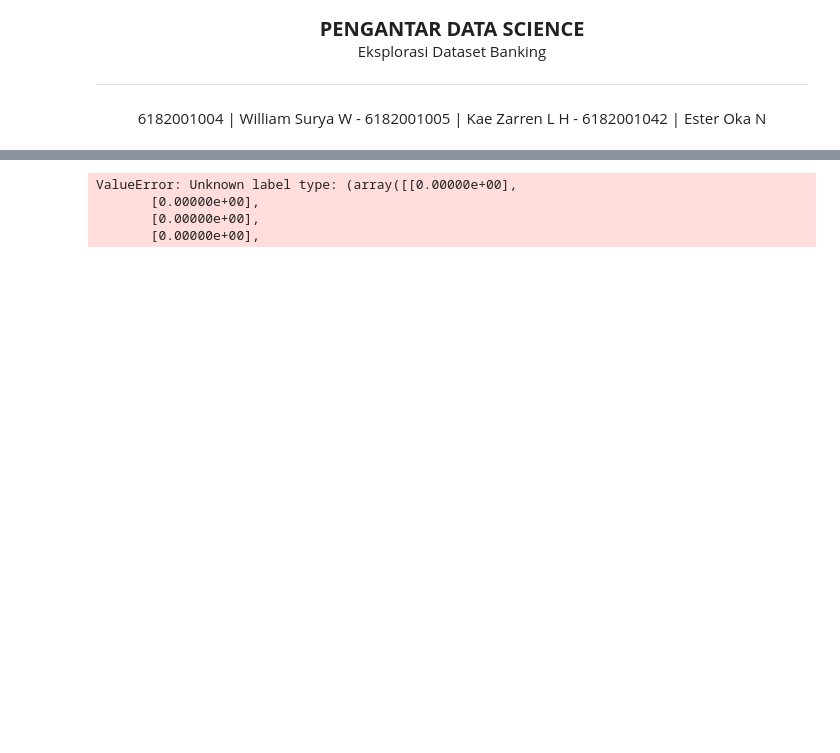
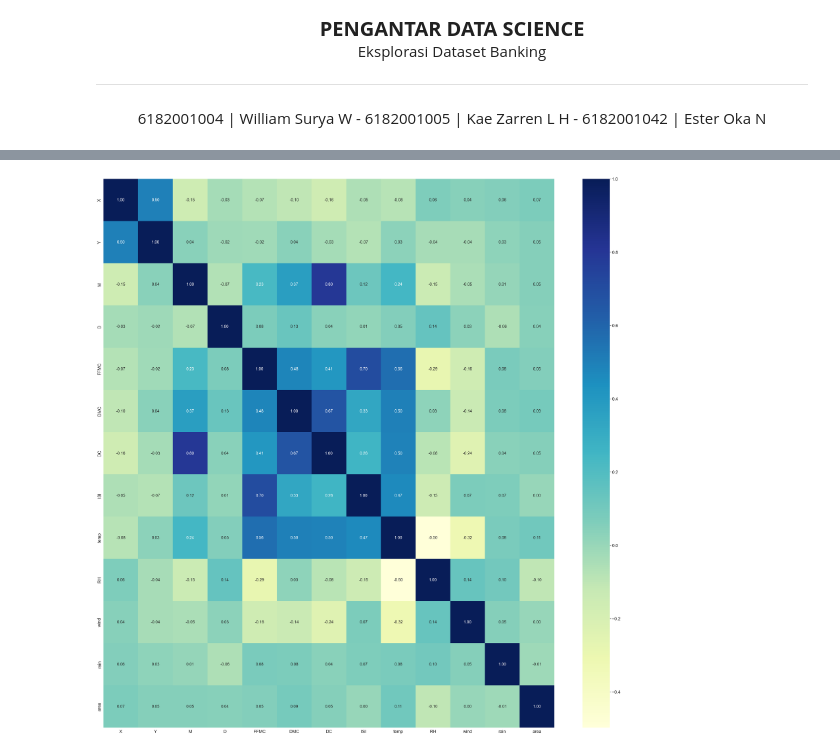
Before and after one commit to William-Surya-Wijaya/pds-banking-dt, a Jupyter notebook: tugas-akhir/laporan/TugasBesar01.ipynb, the cells around one changed output, grey strips where cells are left out. Drawn from its saved outputs; the diff is of its cells as text; code cells hidden in the pictures; blank space fills up the shorter version.

```diff
--- a/tugas-akhir/laporan/TugasBesar01.ipynb
+++ b/tugas-akhir/laporan/TugasBesar01.ipynb
@@ -87,6 +95,7 @@ month_items = [
 ];
 
 forest['M'] = np.select(month_items, month_clases);
+forest['M'] = forest['M'].astype('int64');
 
 # day classification --------
 day_clases = ['1','2','3','4','5','6','7'];
@@ -102,11 +111,18 @@ day_items = [
 ];
 
 forest['D'] = np.select(day_items, day_clases);
+forest['D'] = forest['D'].astype('int64');
 # %%
 # features - labels preparation
+forest = forest[(forest[['area']] != 0).all(axis=1)];
+forest = forest[['X','Y','M','D','FFMC','DMC','DC','ISI','temp','RH','wind','rain','area']];
 
 forest_features = forest[['X','Y','M','D','FFMC','DMC','DC','ISI','temp','RH','wind','rain']];
 forest_features_np = np.array(forest_features.values);
 
 forest_target = forest[['area']];
 forest_target_np = np.array(forest_target.values);
+forest_target_np = forest_target_np.ravel();
+
+print(forest);
+print(forest.info());
@@ -113,18 +147,8 @@ forest_target_np = np.array(forest_target.values);
-# %%
-# metode selection (1) : chi-square
-k = 4;
-selector = SelectKBest(score_func = chi2, k=4);
-selector.fit(forest_features_np, forest_target_np);
-
-cols = selector.get_support(indices=True);
-forest_features = forest_features.iloc[:,cols];
-
-forest_features_np = np.array(day_features.values);
-
-print (str(k)+" Kolom dengan nilai Chi Square terbaik adalah ")
-print(day_features.columns);
-# %% [output]
-ValueError: Unknown label type: (array([[0.00000e+00],
-       [0.00000e+00],
-       [0.00000e+00],
-       [0.00000e+00],
+# %%
+# metode selection (1) : heat-map
+corr = forest.corr();
+
+sns.set(rc = {'figure.figsize':(50,50)}, font_scale=2);
+sns.heatmap(corr, cmap="YlGnBu", annot = True, linewidths=0, annot_kws={"size": 20}, fmt='.2f');
+# %% [output]
+[figure, added]
```
Also changed, not shown: parts of 7 cells of this notebook, 1 other file.
